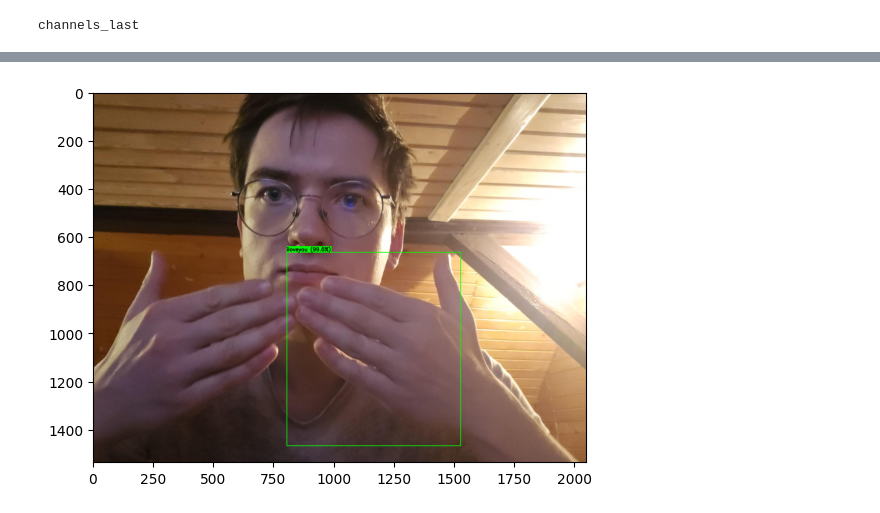
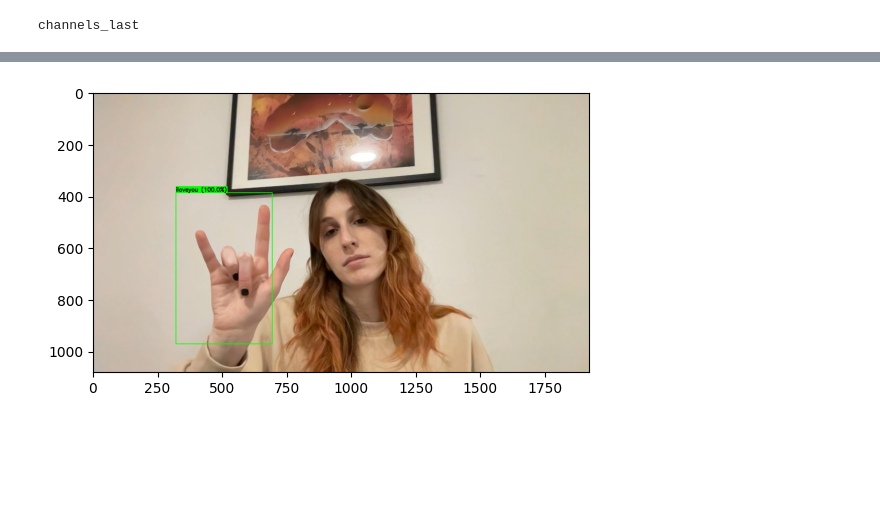
Before and after one commit to amalolepszy/hand-sign-recognition, a Jupyter notebook: with_detect_hands.ipynb, the cells around one changed output, grey strips where cells are left out. Cells and saved outputs as stored; diff of their text form; code cells hidden in the pictures; blank space fills up the shorter version.

```diff
--- a/with_detect_hands.ipynb
+++ b/with_detect_hands.ipynb
@@ -463,10 +557,6 @@ def predict_full_pipeline(image_path, detector_model, classifier_model, classes_
     # Pokazanie wyniku
     cropped_img_rgb = cv2.cvtColor(img_bgr, cv2.COLOR_BGR2RGB)
     plt.imshow(cropped_img_rgb)
-    # cv2.imshow("Wynik Pipeline", img_bgr)
-
-    # Opcjonalnie: Pokaż też, co "widział" klasyfikator (wycinek)
-    cv2.imshow("Co widzi klasyfikator", cv2.cvtColor(hand_crop, cv2.COLOR_RGB2BGR))
 
     cv2.waitKey(0)
     cv2.destroyAllWindows()
@@ -479,6 +569,5 @@ detector = tf.keras.models.load_model('hand_detector_best.keras')
 classifier = tf.keras.models.load_model('gesture_classifier.keras')
 
 # Uruchomienie funkcji
-# predict_full_pipeline("Sign Language Detection/babeczka/test/images/thanks_6c96cd1e-7a66-11ed-a1fd-1e08bc6ed8a6_jpg.rf.e5bacbdc5b8d8be361acd4b88a2ecfb9.jpg", detector, classifier, CLASSES)
-predict_full_pipeline("./test.jpg", detector, classifier, CLASSES)
+predict_full_pipeline("Sign Language Detection/babeczka/test/images/iloveyou_1f4c00c4-7679-11ed-bb1e-1e08bc6ed8a6_jpg.rf.e6b72a4127ff5544f3bd78317ca11b0e.jpg", detector, classifier, CLASSES)
 # %% [output]
@@ -498 +576 @@ Note that Qt no longer ships fonts. Deploy some (from https://dejavu-fonts.githu
-[figure, old version]
+[figure, new version]
```
Also changed, not shown: parts of 18 cells of this notebook, 6 other files.
